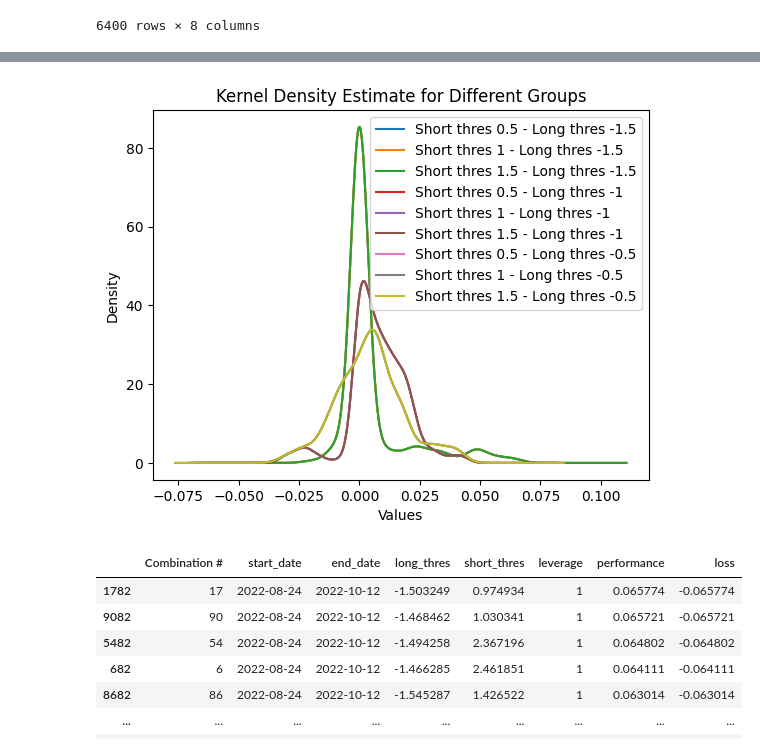
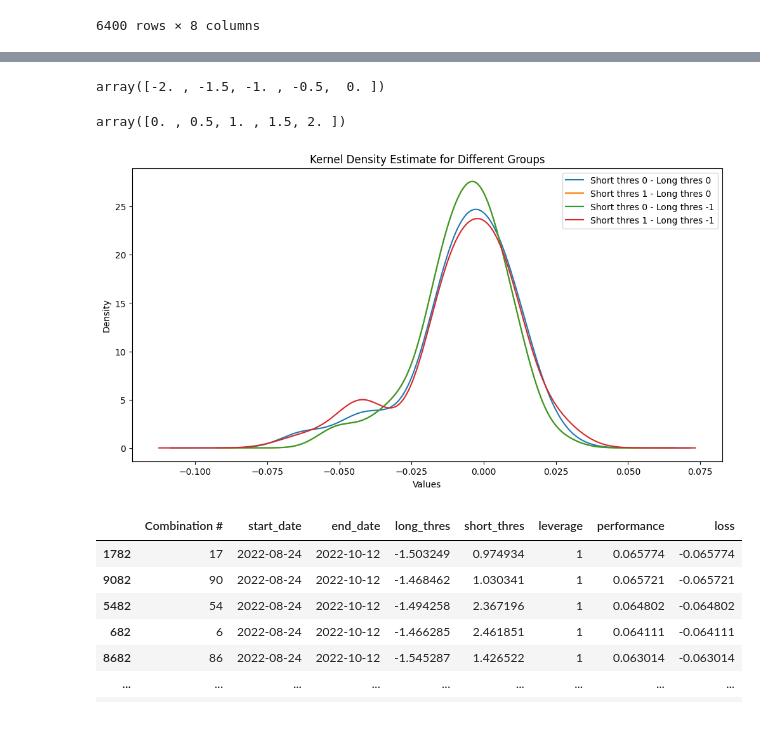
Before and after one commit to vtroude/QuantAndCo, a Jupyter notebook: Research/test.ipynb, the cells around one changed output, grey strips where cells are left out. Drawn from its saved outputs; the diff is of its cells as text; code cells hidden in the pictures; blank space fills up the shorter version.

```diff
--- a/Research/test.ipynb
+++ b/Research/test.ipynb
@@ -190,8 +487,8 @@ array([ 1000,  5000, 10000, 50000])
 # %%
 import matplotlib.pyplot as plt
 
-long = -1.5
-short = 1.5
+long = 0
+short = 0
 for window in df.window.unique():
     try:
         subset = df[(df['long_thres'] == long) & (df['short_thres'] == short) & (df['window'] == window)]  # Filter data for each group
@@ -209,27 +511,37 @@ plt.show()
+# %%
+df.long_thres.unique()
+# %% [output]
+array([-2. , -1.5, -1. , -0.5,  0. ])
+# %%
+df.short_thres.unique()
+# %% [output]
+array([0. , 0.5, 1. , 1.5, 2. ])
 # %%
 import matplotlib.pyplot as plt
 
 # List unique groups
-long_ = [-1.5, -1, -0.5]
-short_ = [0.5, 1, 1.5]
+long_ = [0, -1]
+short_ = [0, 1]
+
+window = 500_000
 
 # Plotting KDE for each group
 for long in long_:
     for short in short_:
         try:
-            subset = df[(df['long_thres'] == long) & (df['short_thres'] == short)]  # Filter data for each group
-            subset['performance'].plot.kde(label=f'Short thres {short} - Long thres {long}')
+            subset = df[(df['long_thres'] == long) & (df['short_thres'] == short) & (df['window'] == window)]  # Filter data for each group
+            subset['performance'].plot.kde(label=f'Short thres {short} - Long thres {long}', figsize=(12,6))
         except:
             print(f'No KDE for {short} and {long}')
             continue
 
 plt.title('Kernel Density Estimate for Different Groups')
 plt.xlabel('Values')
 plt.ylabel('Density')
 plt.legend()
 plt.show()
 # %% [output]
-[figure, old version]
+[figure, new version]
 # %%
 df.sort_values(by='performance', ascending=False)
 
```
Also changed, not shown: parts of 38 cells of this notebook, 6 other files.
